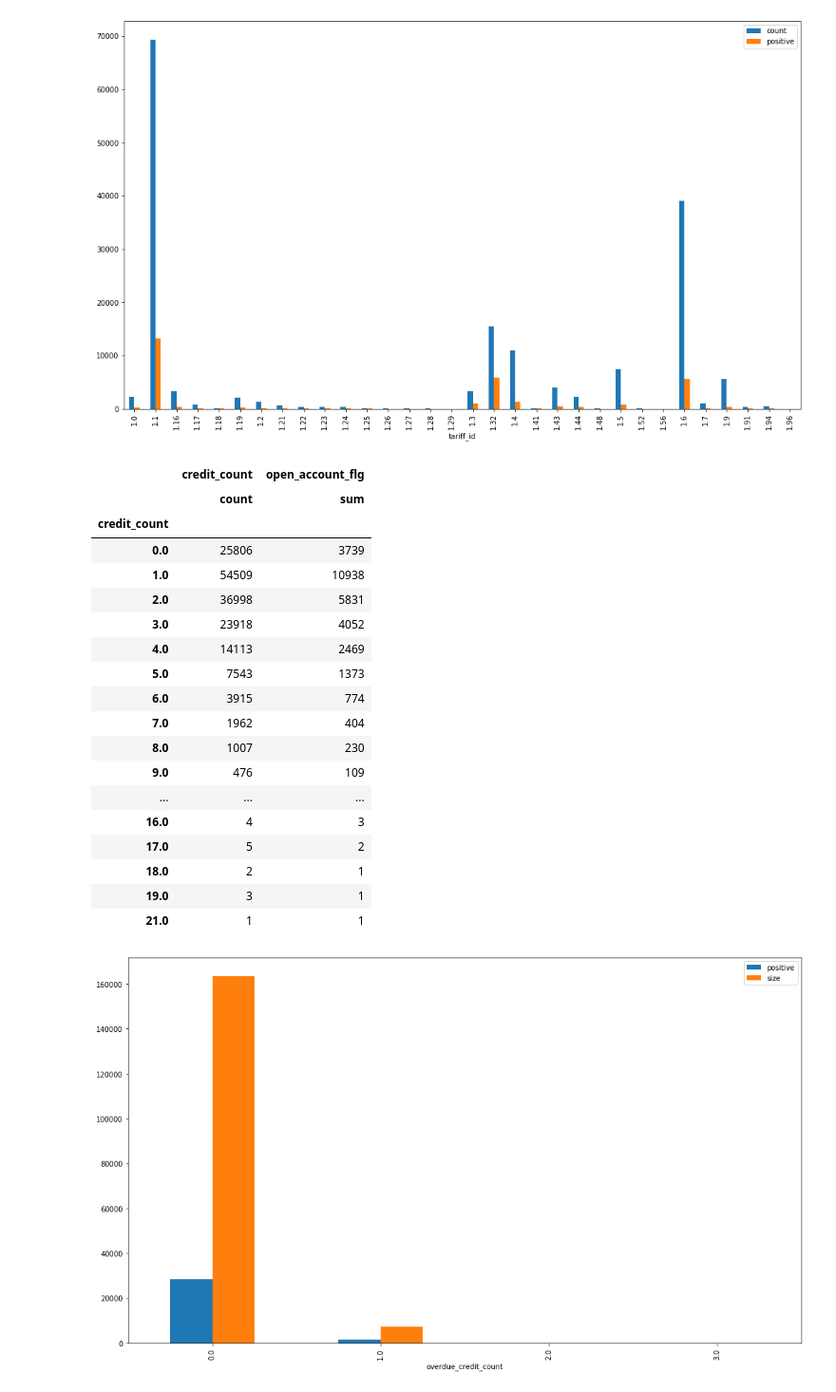
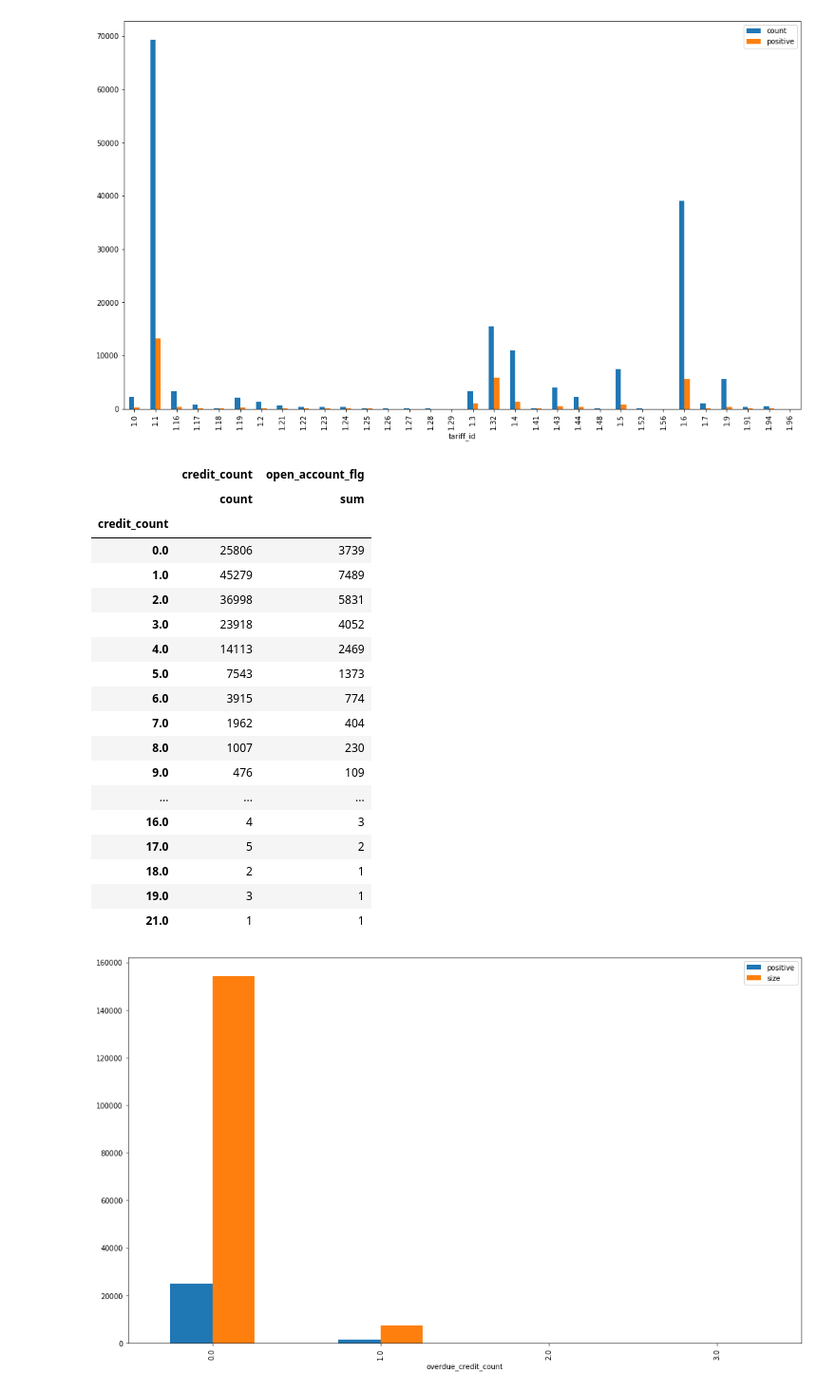
Before and after one commit to vkomodey/ds-courses, a Jupyter notebook: my-homeworks/04-credit/visualise.ipynb, the cells around one changed output. Shown at 95% size. Saved outputs shown, nothing was run; the diff lists cells and outputs as text; code cells hidden in the pictures.

```diff
--- a/my-homeworks/04-credit/visualise.ipynb
+++ b/my-homeworks/04-credit/visualise.ipynb
@@ -47,7 +45,7 @@ df.groupby(by='job_position').aggregate({'job_position': ['count'], 'open_accoun
 # %% [output]
 [figure]
 # %%
-g = df.groupby(['tariff_id']).agg({'open_account_flg': ['count', 'sum']})
+g = df_orig.groupby(['tariff_id']).agg({'open_account_flg': ['count', 'sum']})
 def set_and_rename_columns(groupped_obj, rename_dict):
     groupped_obj.columns = groupped_obj.columns.droplevel(level=0)
     return g.rename(columns=rename_dict)
@@ -56,16 +54,16 @@ set_and_rename_columns(g, {'sum': 'positive'}).plot.bar();
 # %% [output]
 [figure]
 # %%
-df.groupby(by='credit_count').aggregate({'credit_count': ['count'], 'open_account_flg': ['sum']})
+df_orig.groupby(by='credit_count').aggregate({'credit_count': ['count'], 'open_account_flg': ['sum']})
 
 # На самом деле тут видно, что даже человек с 21 кредитами может получить кредит. Куда важнее кредитная история.
-# То есть сколько кредитов
+# То есть сколько кредитов он не выплатил
 # %% [output]
 |  | credit_count | open_account_flg |
 |  | count | sum |
 | credit_count |  |  |
 | 0.0 | 25806 | 3739 |
-| 1.0 | 54509 | 10938 |
+| 1.0 | 45279 | 7489 |
 | 2.0 | 36998 | 5831 |
 | 3.0 | 23918 | 4052 |
 | 4.0 | 14113 | 2469 |
@@ -81,15 +79,13 @@ df.groupby(by='credit_count').aggregate({'credit_count': ['count'], 'open_accoun
 | 19.0 | 3 | 1 |
 | 21.0 | 1 | 1 |
 # %%
-df[df['overdue_credit_count'] == 0]['overdue_credit_count'].count()
-
 # 163365 человек, у которых нет задолженностей по кредитам
-g = df.groupby('overdue_credit_count').agg({'open_account_flg': ['sum', 'size']})
+g = df_orig.groupby('overdue_credit_count').agg({'open_account_flg': ['sum', 'size']})
 g = set_and_rename_columns(g, {'sum': 'positive'})
 
 g.plot.bar();
 
 # Видим, что сама по себе переменная 'overdue_credit_count' особо не влияет на выдачу/не выдачу кредита
 # %% [output]
-[figure, old version]
+[figure, new version]
 # %%
```
Also changed, not shown: parts of 13 cells of this notebook, 7 other files.
